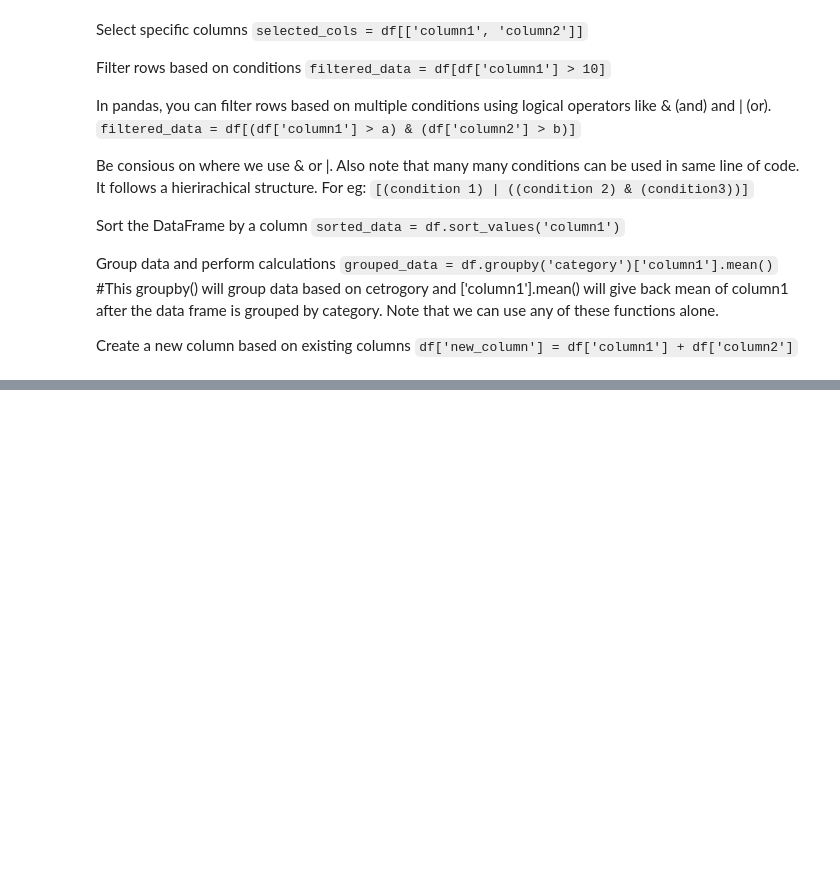
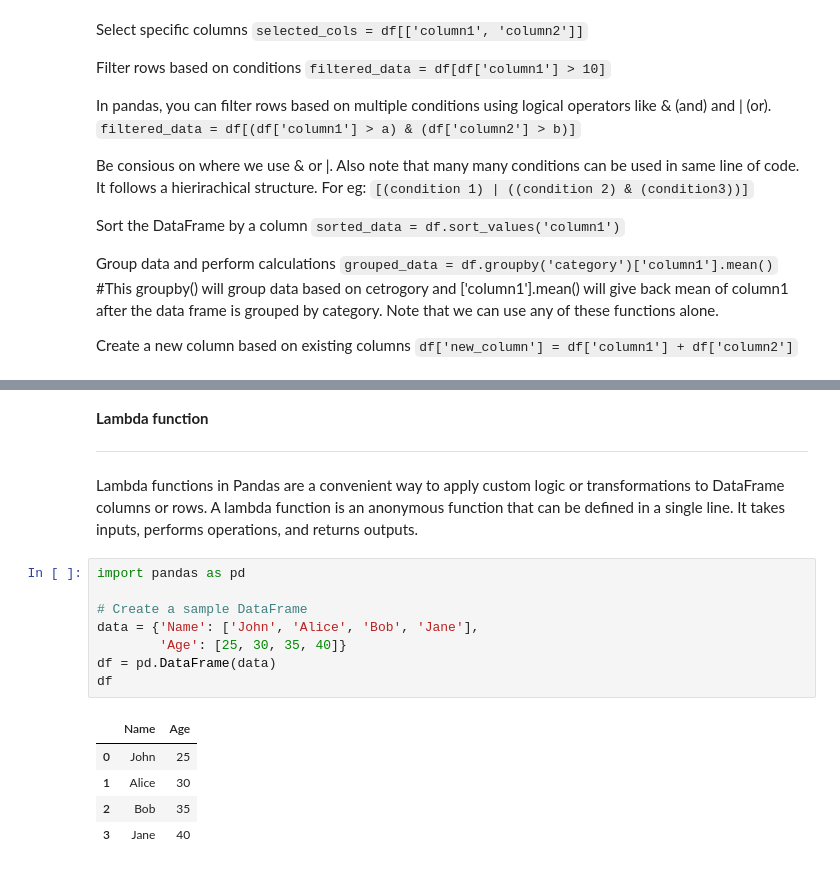
Before and after one commit to akashsinghsharma/python-notes, a Jupyter notebook: Python_for_Data_Analytics.ipynb, the cells around one changed output, grey strips where cells are left out. Saved outputs shown, nothing was run; the diff lists cells and outputs as text; blank space fills up the shorter version.

```diff
--- a/Python_for_Data_Analytics.ipynb
+++ b/Python_for_Data_Analytics.ipynb
@@ -440,0 +538,20 @@ Create a new column based on existing columns
+# %% [markdown]
+**Lambda function**
+
+---
+# %% [markdown]
+Lambda functions in Pandas are a convenient way to apply custom logic or transformations to DataFrame columns or rows. A lambda function is an anonymous function that can be defined in a single line. It takes inputs, performs operations, and returns outputs.
+# %%
+import pandas as pd
+
+# Create a sample DataFrame
+data = {'Name': ['John', 'Alice', 'Bob', 'Jane'],
+        'Age': [25, 30, 35, 40]}
+df = pd.DataFrame(data)
+df
+# %% [output]
+|  | Name | Age |
+| 0 | John | 25 |
+| 1 | Alice | 30 |
+| 2 | Bob | 35 |
+| 3 | Jane | 40 |
```
Also changed, not shown: parts of 10 cells of this notebook.
